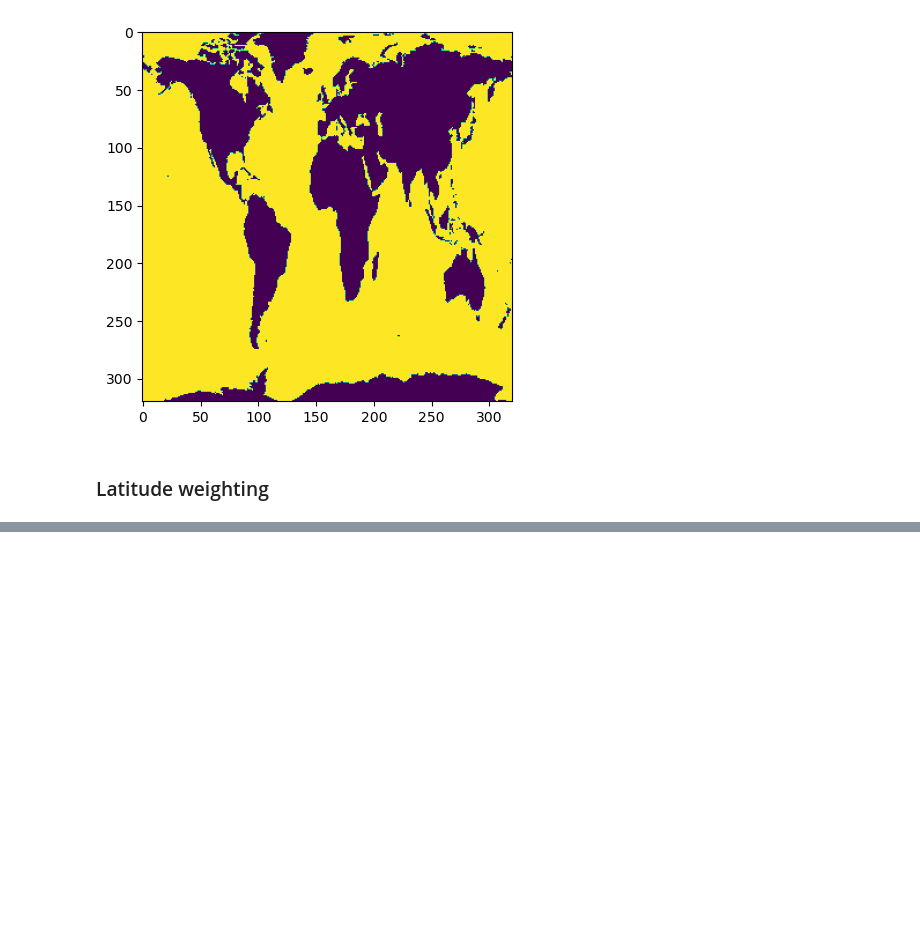
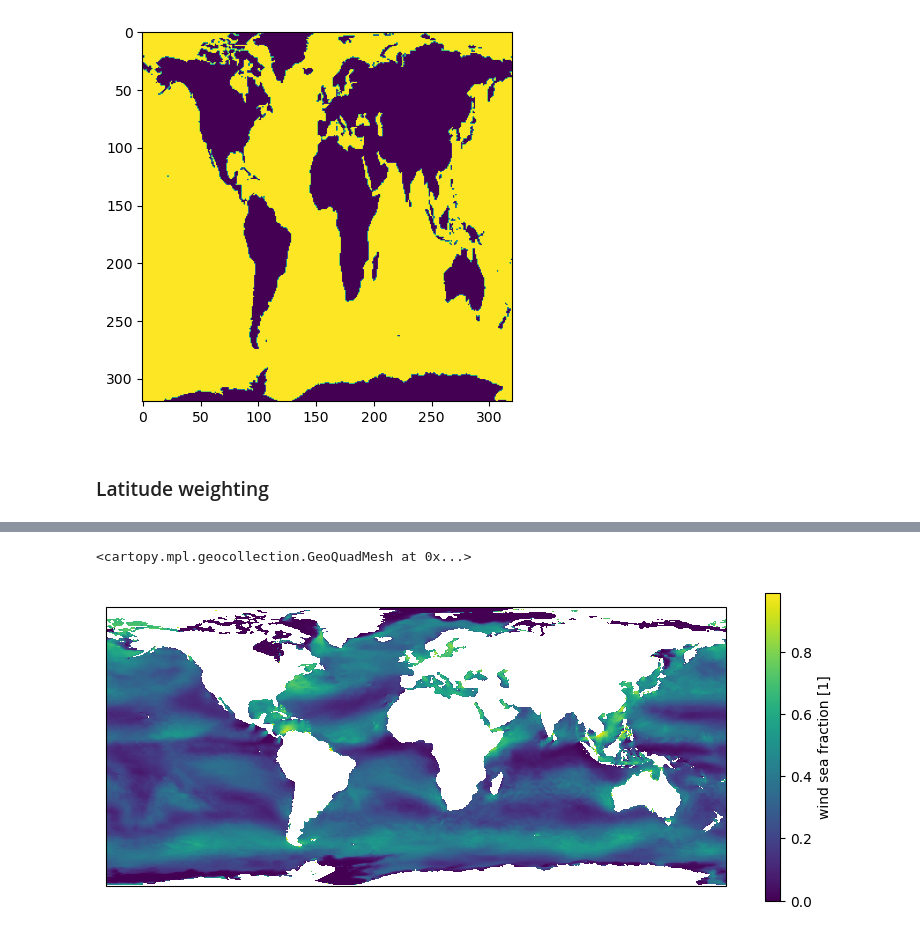
Before and after one commit to jiarong-wu/wavediffusion, a Jupyter notebook: data/ifremer/wavedata.ipynb, the cells around one changed output, grey strips where cells are left out. Drawn from its saved outputs; the diff is of its cells as text; code cells hidden in the pictures; blank space fills up the shorter version.

```diff
--- a/example/wavedata.ipynb
+++ b/data/ifremer/wavedata.ipynb
@@ -125,0 +132,2 @@ np.save('/global/homes/j/jiarongw/scratch_folder/wave_data/wlat.npy', wlat)
+# %%
+ds = xr.open_dataset('/global/homes/j/jiarongw/scratch_folder/wave_data/raw/LOPS_WW3-GLOB-30M_200401.nc')
@@ -125,0 +154,6 @@ np.save('/global/homes/j/jiarongw/scratch_folder/wave_data/wlat.npy', wlat)
+# %%
+fig, ax = plt.subplots(subplot_kw={'projection': ccrs.PlateCarree()}, figsize=[10,4])
+ds.tws.mean(dim='time').plot(ax=ax, transform=ccrs.PlateCarree())
+# %% [output]
+<cartopy.mpl.geocollection.GeoQuadMesh at 0x...>
+[figure, added]
```
Also changed, not shown: parts of 10 cells of this notebook, 21 other files.
